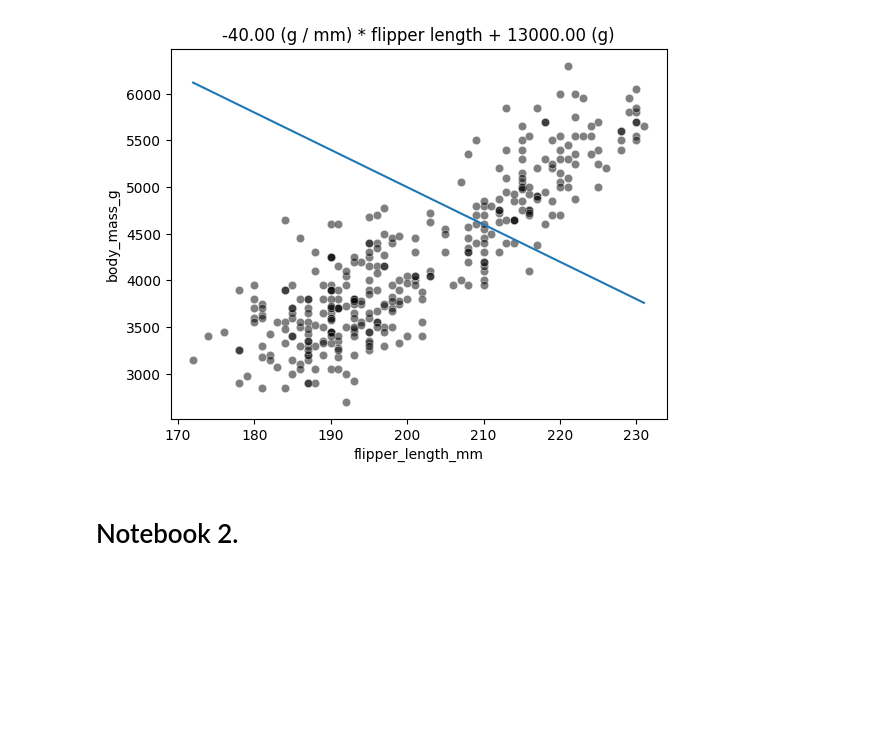
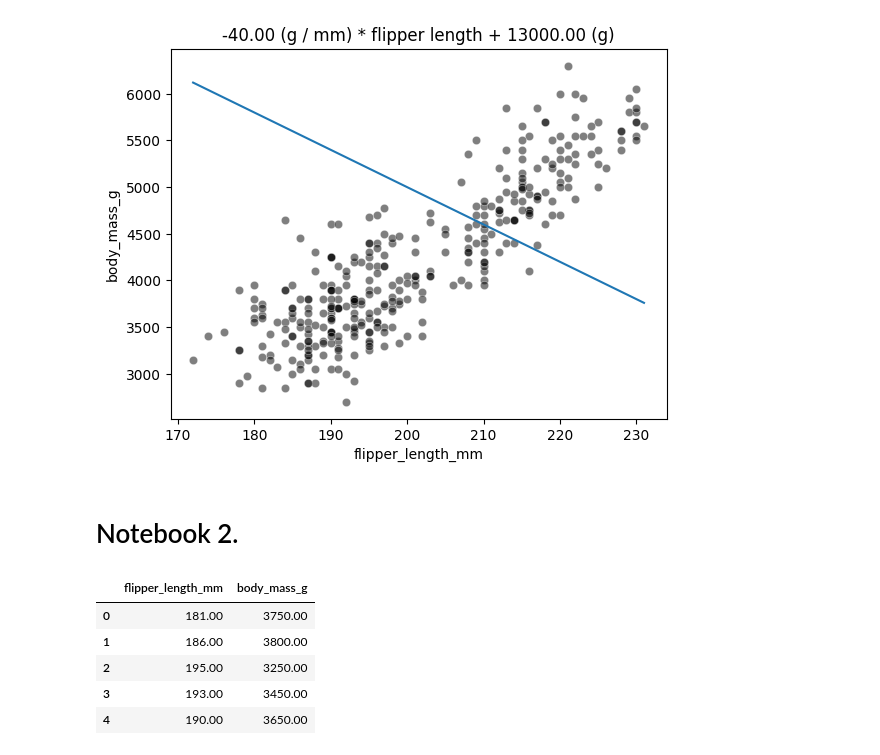
Before and after one commit to DavidGuzzi/inria, a Jupyter notebook: module_4.ipynb, the cells around one changed output. Cells and saved outputs as stored; diff of their text form; code cells hidden in the pictures; blank space fills up the shorter version.

```diff
--- a/module_4.ipynb
+++ b/module_4.ipynb
@@ -99,3 +99,25 @@ _ = ax.set_title(label.format(weight_flipper_length, intercept_body_mass))
 [figure]
 # %% [markdown]
 # Notebook 2.
+# %%
+import pandas as pd
+pd.set_option("display.float_format", "{:.2f}".format)
+
+url = "https://raw.githubusercontent.com/mwaskom/seaborn-data/master/penguins.csv"
+penguins = pd.read_csv(url)
+
+penguins = penguins[['flipper_length_mm', 'body_mass_g']]
+penguins.dropna(inplace=True)
+penguins = penguins.reset_index(drop=True)
+feature_name = "flipper_length_mm"
+target_name = "body_mass_g"
+
+data, target = penguins[[feature_name]], penguins[target_name]
+penguins.head()
+# %% [output]
+|  | flipper_length_mm | body_mass_g |
+| 0 | 181.00 | 3750.00 |
+| 1 | 186.00 | 3800.00 |
+| 2 | 195.00 | 3250.00 |
+| 3 | 193.00 | 3450.00 |
+| 4 | 190.00 | 3650.00 |
```
